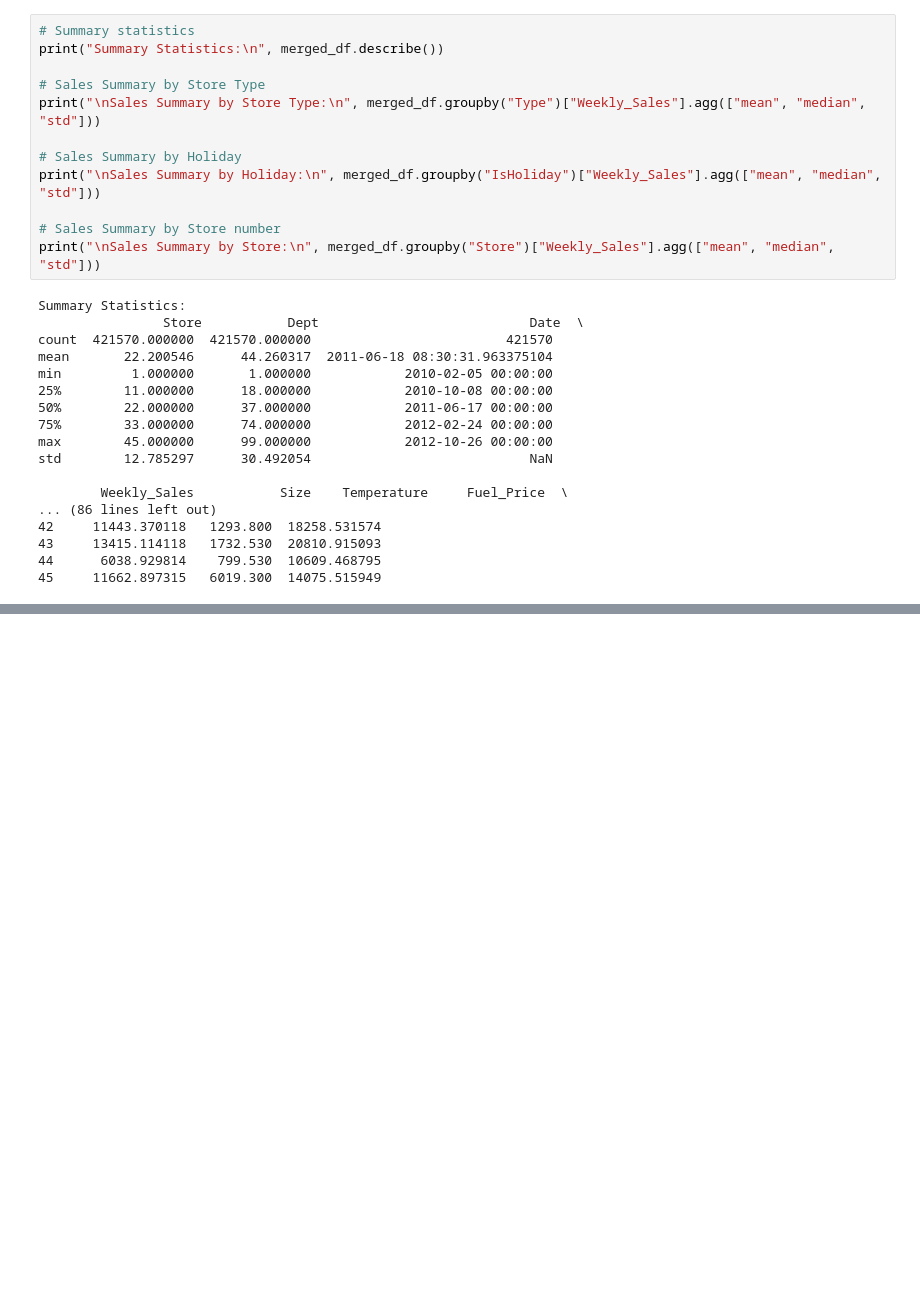
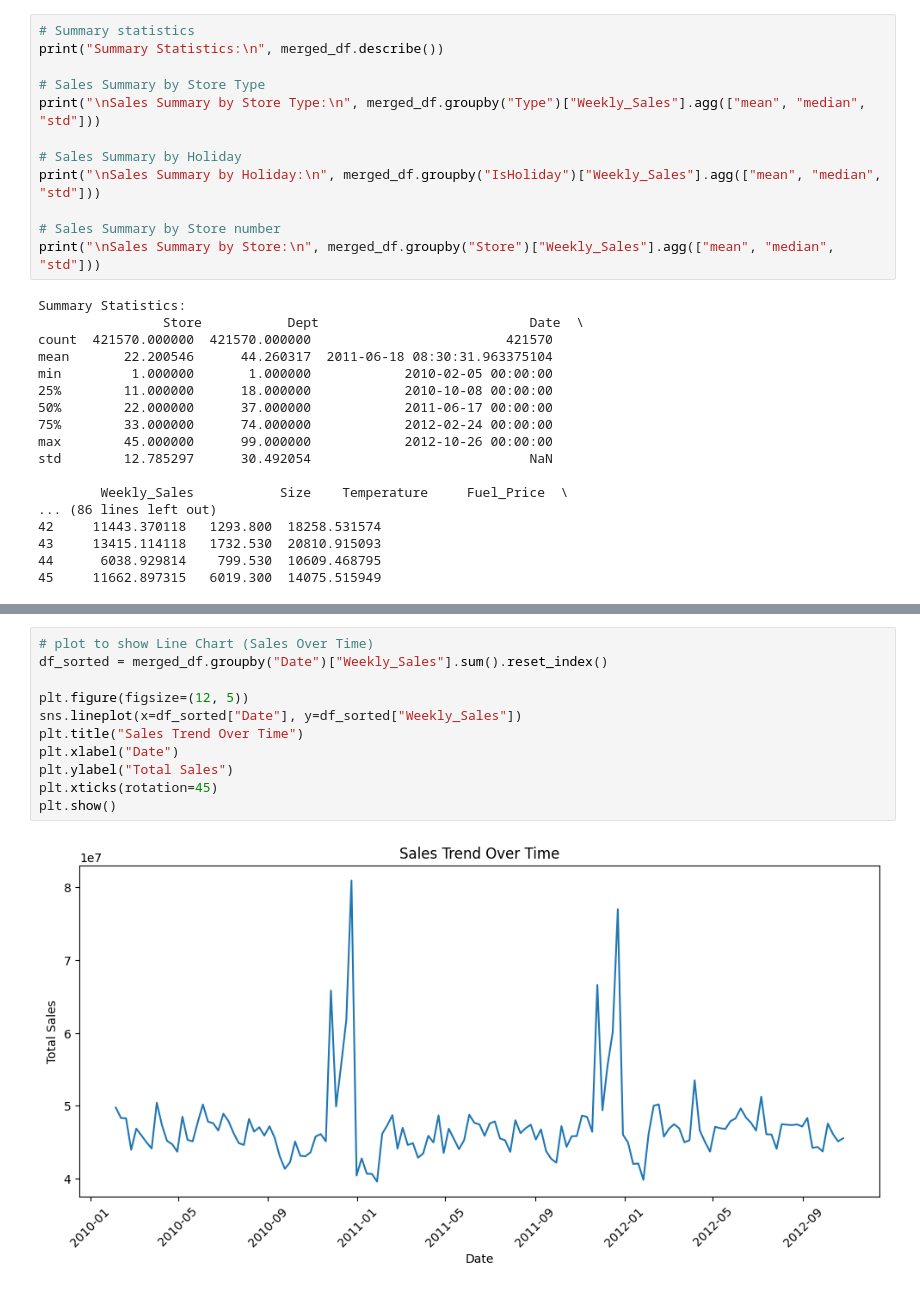
Before and after one commit to rithin99/Product_EDA, a Jupyter notebook: notebooks/EDA_sales_data.ipynb, the cells around one changed output, grey strips where cells are left out. Cells and saved outputs as stored; diff of their text form; blank space fills up the shorter version.

```diff
--- a/notebooks/EDA_sales_data.ipynb
+++ b/notebooks/EDA_sales_data.ipynb
@@ -152,0 +226,13 @@ std        12.785297      30.492054                            NaN
+# %%
+# plot to show Line Chart (Sales Over Time)
+df_sorted = merged_df.groupby("Date")["Weekly_Sales"].sum().reset_index()
+
+plt.figure(figsize=(12, 5))
+sns.lineplot(x=df_sorted["Date"], y=df_sorted["Weekly_Sales"])
+plt.title("Sales Trend Over Time")
+plt.xlabel("Date")
+plt.ylabel("Total Sales")
+plt.xticks(rotation=45)
+plt.show()
+# %% [output]
+[figure, added]
```
Also changed, not shown: parts of 6 cells of this notebook.
